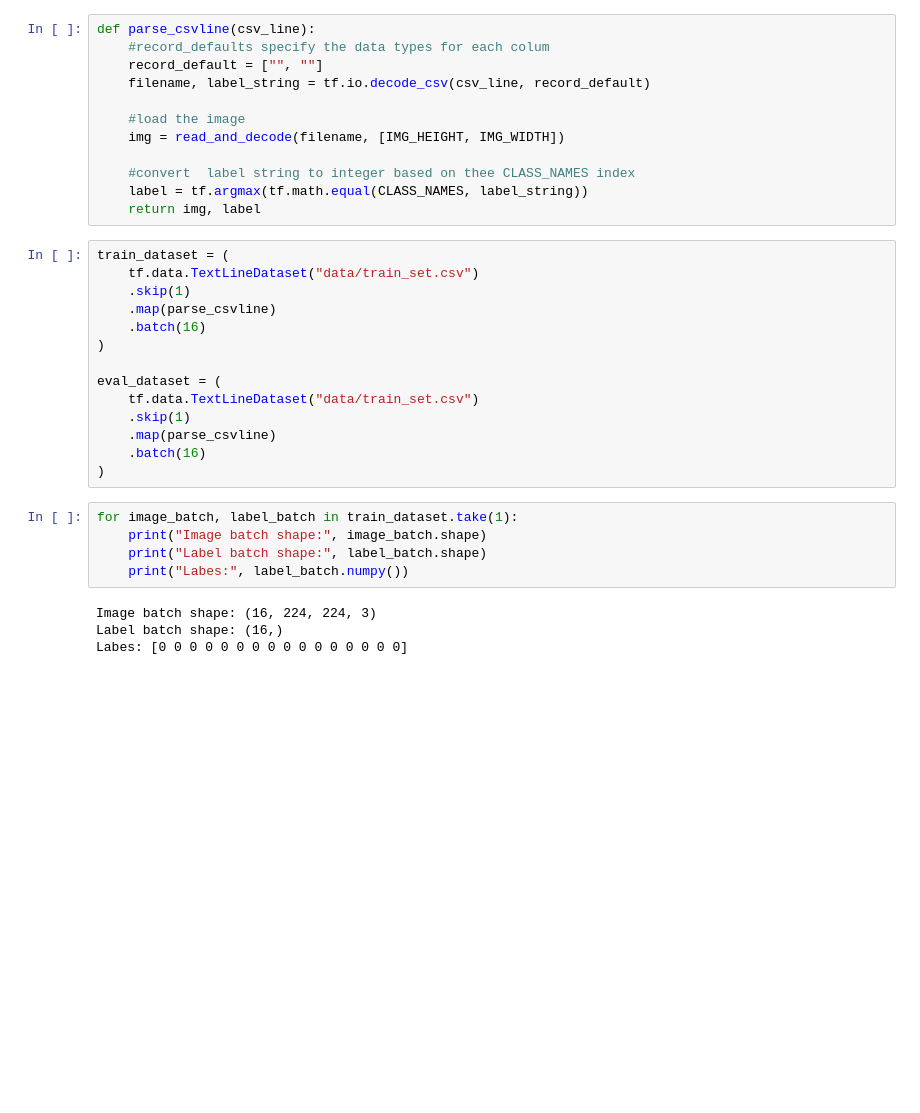
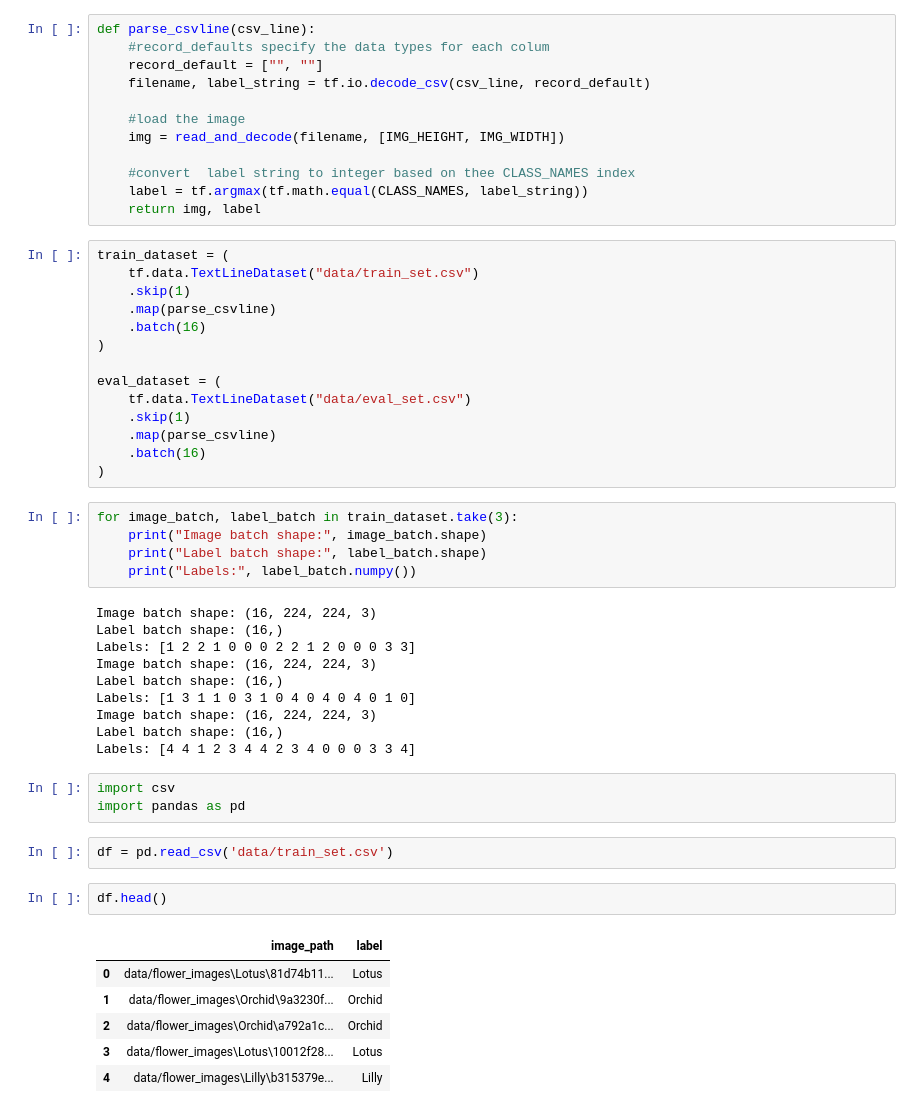
Before and after one commit to Kulekule2003/computer-visioin, a Jupyter notebook: computer_vision.ipynb, the cells around one changed output. Drawn from its saved outputs; the diff is of its cells as text; blank space fills up the shorter version.

```diff
--- a/computer_vision.ipynb
+++ b/computer_vision.ipynb
@@ -42,17 +42,37 @@ train_dataset = (
 )
 
 eval_dataset = (
-    tf.data.TextLineDataset("data/train_set.csv")
+    tf.data.TextLineDataset("data/eval_set.csv")
     .skip(1)
     .map(parse_csvline)
     .batch(16)
 )
 # %%
-for image_batch, label_batch in train_dataset.take(1):
+for image_batch, label_batch in train_dataset.take(3):
     print("Image batch shape:", image_batch.shape)
     print("Label batch shape:", label_batch.shape)
-    print("Labes:", label_batch.numpy())
+    print("Labels:", label_batch.numpy())
 # %% [output]
 Image batch shape: (16, 224, 224, 3)
 Label batch shape: (16,)
-Labes: [0 0 0 0 0 0 0 0 0 0 0 0 0 0 0 0]
+Labels: [1 2 2 1 0 0 0 2 2 1 2 0 0 0 3 3]
+Image batch shape: (16, 224, 224, 3)
+Label batch shape: (16,)
+Labels: [1 3 1 1 0 3 1 0 4 0 4 0 4 0 1 0]
+Image batch shape: (16, 224, 224, 3)
+Label batch shape: (16,)
+Labels: [4 4 1 2 3 4 4 2 3 4 0 0 0 3 3 4]
+# %%
+import csv
+import pandas as pd
+# %%
+df = pd.read_csv('data/train_set.csv')
+# %%
+df.head()
+# %% [output]
+|  | image_path | label |
+| 0 | data/flower_images\Lotus\81d74b11... | Lotus |
+| 1 | data/flower_images\Orchid\9a3230f... | Orchid |
+| 2 | data/flower_images\Orchid\a792a1c... | Orchid |
+| 3 | data/flower_images\Lotus\10012f28... | Lotus |
+| 4 | data/flower_images\Lilly\b315379e... | Lilly |
```
Also changed, not shown: parts of 3 cells of this notebook, 2 other files.
